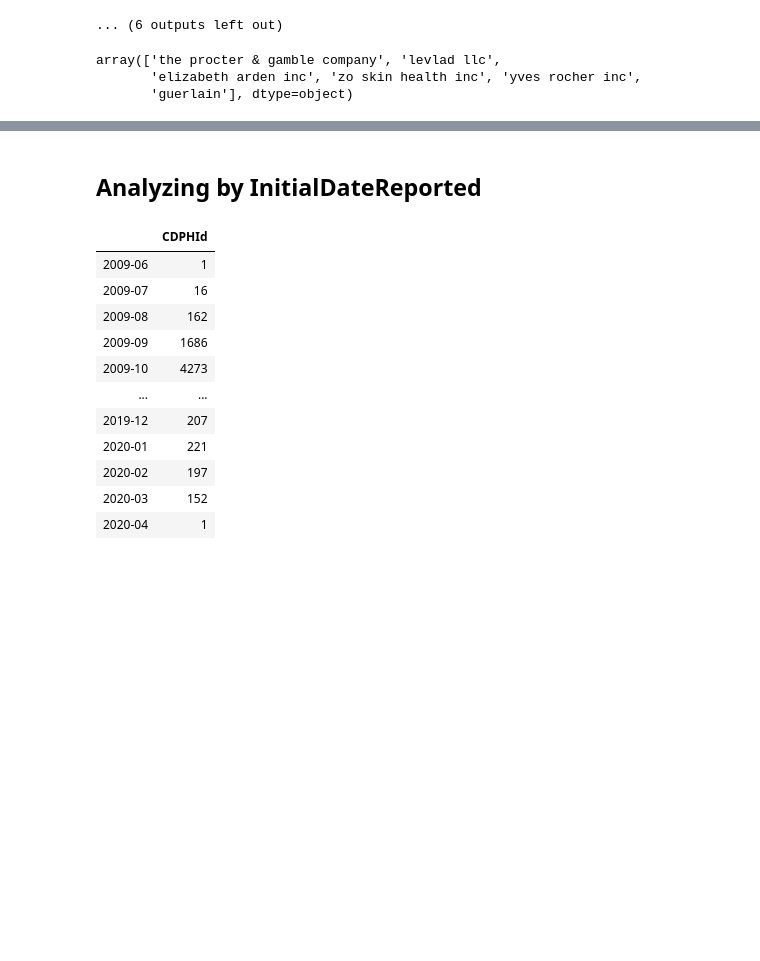
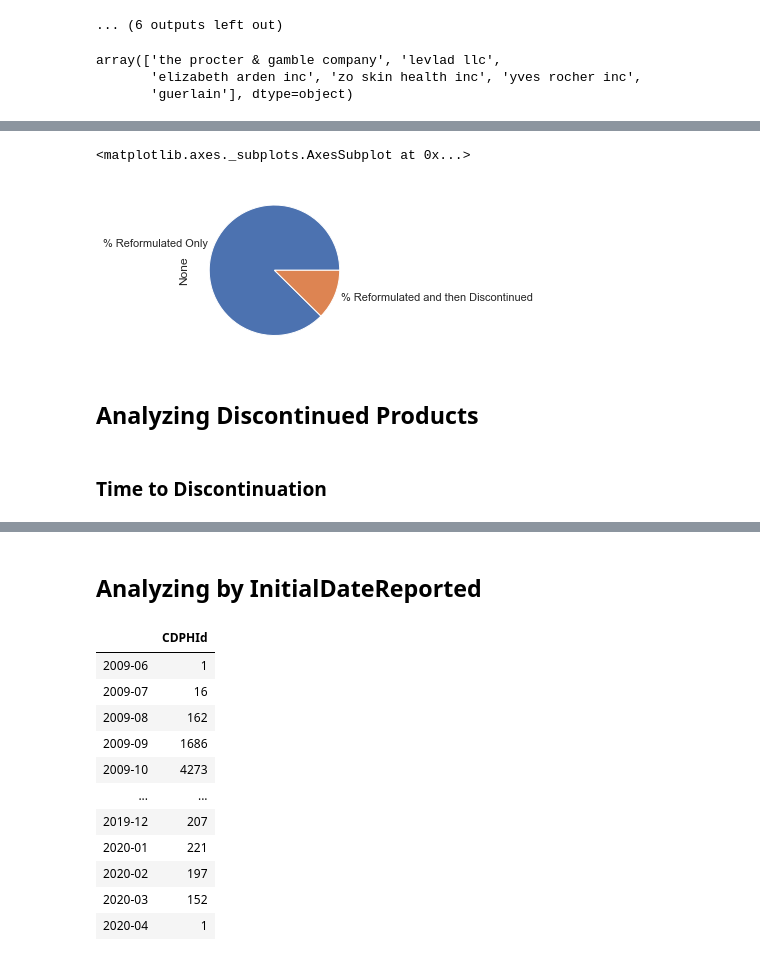
Before and after one commit to chelseanbr/Whats-In-My-Makeup-Bag, a Jupyter notebook: final_data_wrangling_eda.ipynb, the cells around one changed output, grey strips where cells are left out. Drawn from its saved outputs; the diff is of its cells as text; code cells hidden in the pictures; blank space fills up the shorter version.

```diff
--- a/final_data_wrangling_eda.ipynb
+++ b/final_data_wrangling_eda.ipynb
@@ -497,0 +495,21 @@ Text(2.02, 5.0, '2')
+# %%
+# Modify df to add Reformulated/Discontinued status
+# TODO: Make function
+clean_data_df2 = clean_data_df.copy()
+clean_data_df2['Count'] = 1
+clean_data_df2['Reformulated'] = 0
+clean_data_df2['Discontinued'] = 0
+
+clean_data_df2.loc[(clean_data_df2['DiscontinuedDate'].isna() == False), 'Discontinued'] = 1
+clean_data_df2.loc[(clean_data_df2['ChemicalUpdatedAt'].isna() == False), 'Reformulated'] = 1
+
+clean_data_df2['Only Reformulated'] = (clean_data_df2['Discontinued'] != 1) & (clean_data_df2['Reformulated'] == 1)
+clean_data_df2['Only Reformulated'] = clean_data_df2['Only Reformulated'].astype(int)
+
+clean_data_df2['Only Discontinued'] = (clean_data_df2['Discontinued'] == 1) & (clean_data_df2['Reformulated'] != 1)
+clean_data_df2['Only Discontinued'] = clean_data_df2['Only Discontinued'].astype(int)
+
+clean_data_df2['Reformulated or Discontinued'] = clean_data_df2['Discontinued'] | clean_data_df2['Reformulated']
+clean_data_df2['Reformulated and then Discontinued'] = clean_data_df2['Discontinued'] & clean_data_df2['Reformulated']
+clean_data_df2['Not Reformulated or Discontinued'] = (clean_data_df2['Discontinued'] != 1) & (clean_data_df2['Reformulated'] != 1)
+clean_data_df2['Not Reformulated or Discontinued'] = clean_data_df2['Not Reformulated or Discontinued'].astype(int)
@@ -497,0 +526,10 @@ Text(2.02, 5.0, '2')
+# %%
+clean_data_df2_for_status_pie = clean_data_df2.copy()
+clean_data_df2_for_status_pie = pd.concat([clean_data_df2_for_status_pie.loc[:, 'CDPHId'],
+                                   clean_data_df2_for_status_pie.loc[:, 'Count':]], axis=1)
+clean_data_df2_for_status_pie.drop_duplicates(inplace=True)
+clean_data_df2_for_status_pie.drop(columns=['CDPHId'], inplace=True)
+clean_data_df2_for_status_pie.head()
+
+clean_data_df2_for_status_pie = clean_data_df2_for_status_pie.apply(lambda x: np.sum(x))
+clean_data_df2_for_status_pie
@@ -497,0 +552,12 @@ Text(2.02, 5.0, '2')
+# %%
+clean_data_df2_for_status_pie['% Reformulated Only'] = clean_data_df2_for_status_pie['Only Reformulated'] / clean_data_df2_for_status_pie['Count']
+clean_data_df2_for_status_pie['% Reformulated and then Discontinued'] = clean_data_df2_for_status_pie['Reformulated and then Discontinued'] / clean_data_df2_for_status_pie['Count']
+# %%
+clean_data_df2_for_status_pie[['% Reformulated Only', '% Reformulated and then Discontinued']].plot.pie(figsize=(6, 3))
+# %% [output]
+<matplotlib.axes._subplots.AxesSubplot at 0x...>
+[figure, added]
+# %% [markdown]
+## Analyzing Discontinued Products
+# %% [markdown]
+### Time to Discontinuation
```
Also changed, not shown: parts of 75 cells of this notebook, 6 other files.
